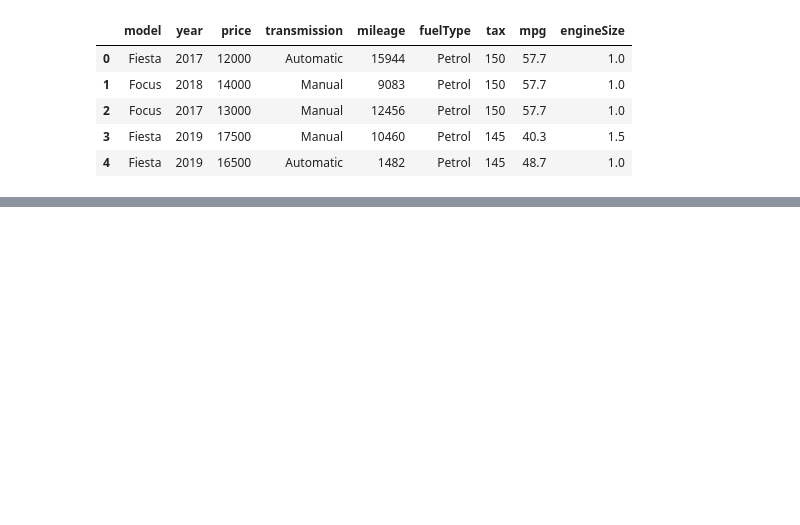
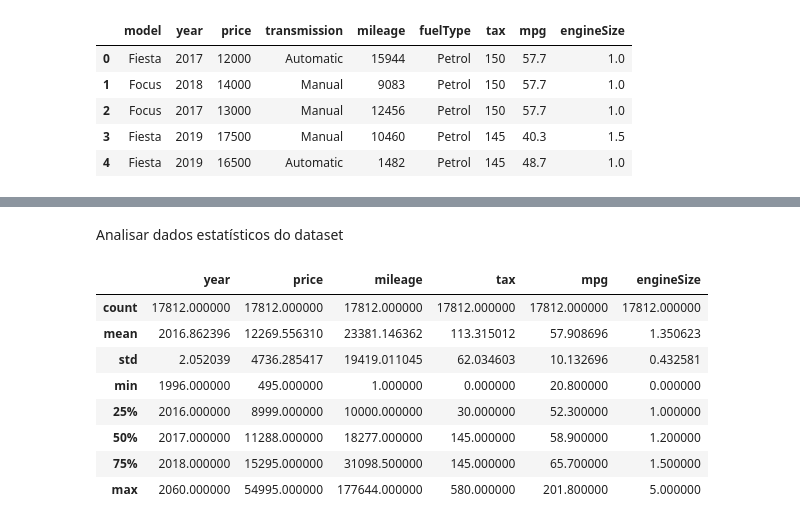
Before and after one commit to makee5/ML_ADS, a Jupyter notebook: Projeto_ML/Projeto ML.ipynb, the cells around one changed output, grey strips where cells are left out. Cells and saved outputs as stored; diff of their text form; code cells hidden in the pictures; blank space fills up the shorter version.

```diff
--- a/Projeto_ML/Projeto ML.ipynb
+++ b/Projeto_ML/Projeto ML.ipynb
@@ -24,7 +33,6 @@ df.duplicated().sum()
 # %%
-#criar um subset sem as linhas duplicadas
-df_sem_duplicados = df.drop_duplicates()
-df_sem_duplicados.head()
+df_clean = df.drop_duplicates()
+df_clean.head()
 # %% [output]
 |  | model | year | price | transmission | mileage | fuelType | tax | mpg | engineSize |
 | 0 | Fiesta | 2017 | 12000 | Automatic | 15944 | Petrol | 150 | 57.7 | 1.0 |
@@ -32,3 +40,11 @@ df_sem_duplicados.head()
 | 2 | Focus | 2017 | 13000 | Manual | 12456 | Petrol | 150 | 57.7 | 1.0 |
 | 3 | Fiesta | 2019 | 17500 | Manual | 10460 | Petrol | 145 | 40.3 | 1.5 |
 | 4 | Fiesta | 2019 | 16500 | Automatic | 1482 | Petrol | 145 | 48.7 | 1.0 |
+# %%
+# Exibir todas as linhas
+pd.set_option('display.max_rows', None)
+
+# Exibir todas as colunas
+pd.set_option('display.max_columns', None)
+
+print(df_clean)
@@ -34,0 +69,14 @@ df_sem_duplicados.head()
+# %% [markdown]
+Analisar dados estatísticos do dataset
+# %%
+df_clean.describe()
+# %% [output]
+|  | year | price | mileage | tax | mpg | engineSize |
+| count | 17812.000000 | 17812.000000 | 17812.000000 | 17812.000000 | 17812.000000 | 17812.000000 |
+| mean | 2016.862396 | 12269.556310 | 23381.146362 | 113.315012 | 57.908696 | 1.350623 |
+| std | 2.052039 | 4736.285417 | 19419.011045 | 62.034603 | 10.132696 | 0.432581 |
+| min | 1996.000000 | 495.000000 | 1.000000 | 0.000000 | 20.800000 | 0.000000 |
+| 25% | 2016.000000 | 8999.000000 | 10000.000000 | 30.000000 | 52.300000 | 1.000000 |
+| 50% | 2017.000000 | 11288.000000 | 18277.000000 | 145.000000 | 58.900000 | 1.200000 |
+| 75% | 2018.000000 | 15295.000000 | 31098.500000 | 145.000000 | 65.700000 | 1.500000 |
+| max | 2060.000000 | 54995.000000 | 177644.000000 | 580.000000 | 201.800000 | 5.000000 |
```
Also changed, not shown: parts of 20 cells of this notebook.
